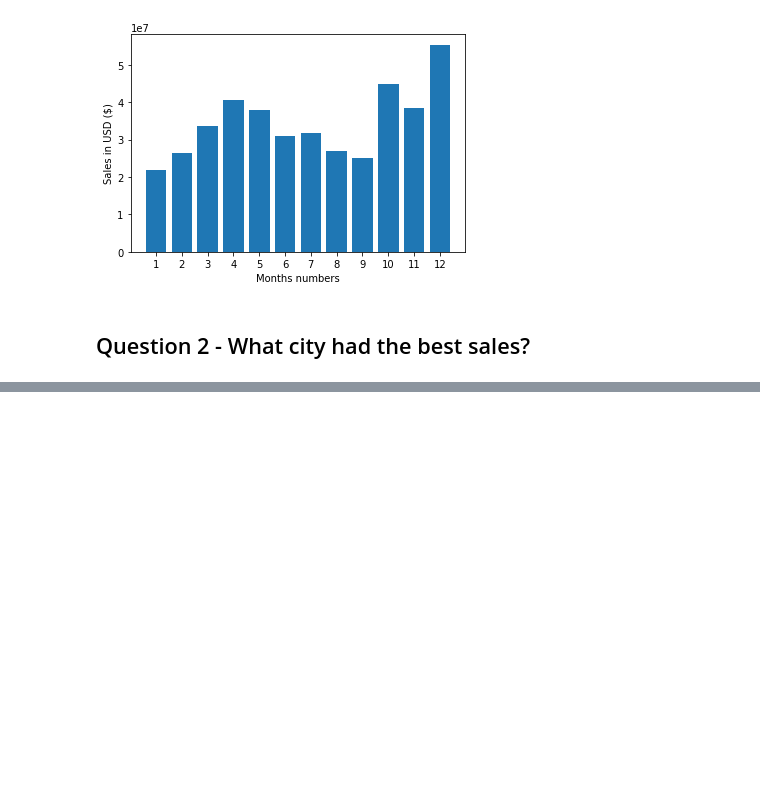
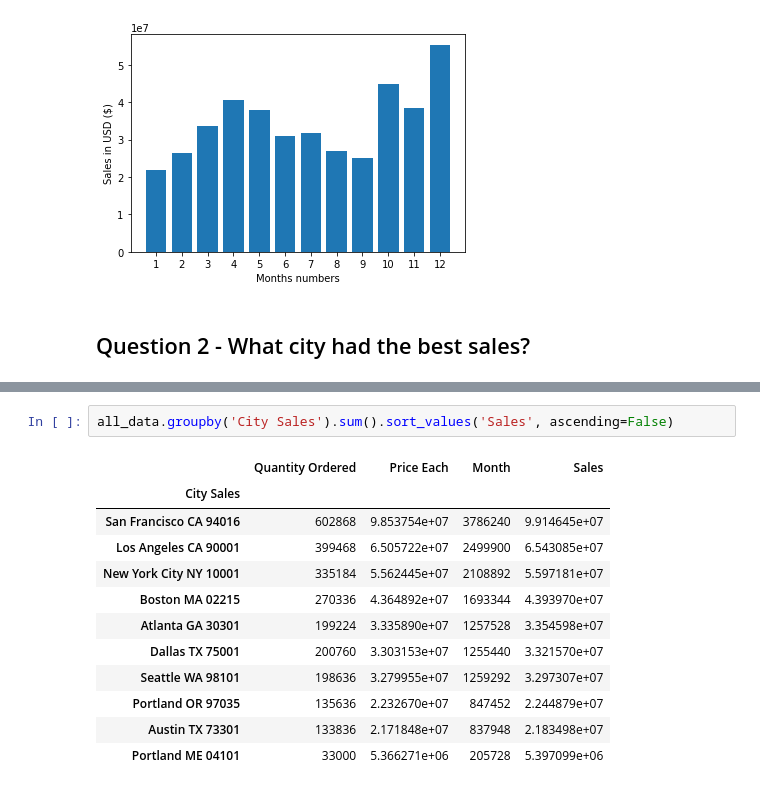
Before and after one commit to ns-m/data_analysis, a Jupyter notebook: OtherModule/Pandas-Data-Science-Tasks/SalesAnalysis/My_SalesAnalysis.ipynb, the cells around one changed output, grey strips where cells are left out. Cells and saved outputs as stored; diff of their text form; blank space fills up the shorter version.

```diff
--- a/OtherModule/Pandas-Data-Science-Tasks/SalesAnalysis/My_SalesAnalysis.ipynb
+++ b/OtherModule/Pandas-Data-Science-Tasks/SalesAnalysis/My_SalesAnalysis.ipynb
@@ -191,0 +202,15 @@ all_data['Sales'] = all_data['Purchase Address'].split(',')
+# %%
+all_data.groupby('City Sales').sum().sort_values('Sales', ascending=False)
+# %% [output]
+|  | Quantity Ordered | Price Each | Month | Sales |
+| City Sales |  |  |  |  |
+| San Francisco CA 94016 | 602868 | 9.853754e+07 | 3786240 | 9.914645e+07 |
+| Los Angeles CA 90001 | 399468 | 6.505722e+07 | 2499900 | 6.543085e+07 |
+| New York City NY 10001 | 335184 | 5.562445e+07 | 2108892 | 5.597181e+07 |
+| Boston MA 02215 | 270336 | 4.364892e+07 | 1693344 | 4.393970e+07 |
+| Atlanta GA 30301 | 199224 | 3.335890e+07 | 1257528 | 3.354598e+07 |
+| Dallas TX 75001 | 200760 | 3.303153e+07 | 1255440 | 3.321570e+07 |
+| Seattle WA 98101 | 198636 | 3.279955e+07 | 1259292 | 3.297307e+07 |
+| Portland OR 97035 | 135636 | 2.232670e+07 | 847452 | 2.244879e+07 |
+| Austin TX 73301 | 133836 | 2.171848e+07 | 837948 | 2.183498e+07 |
+| Portland ME 04101 | 33000 | 5.366271e+06 | 205728 | 5.397099e+06 |
```
Also changed, not shown: parts of 8 cells of this notebook.
